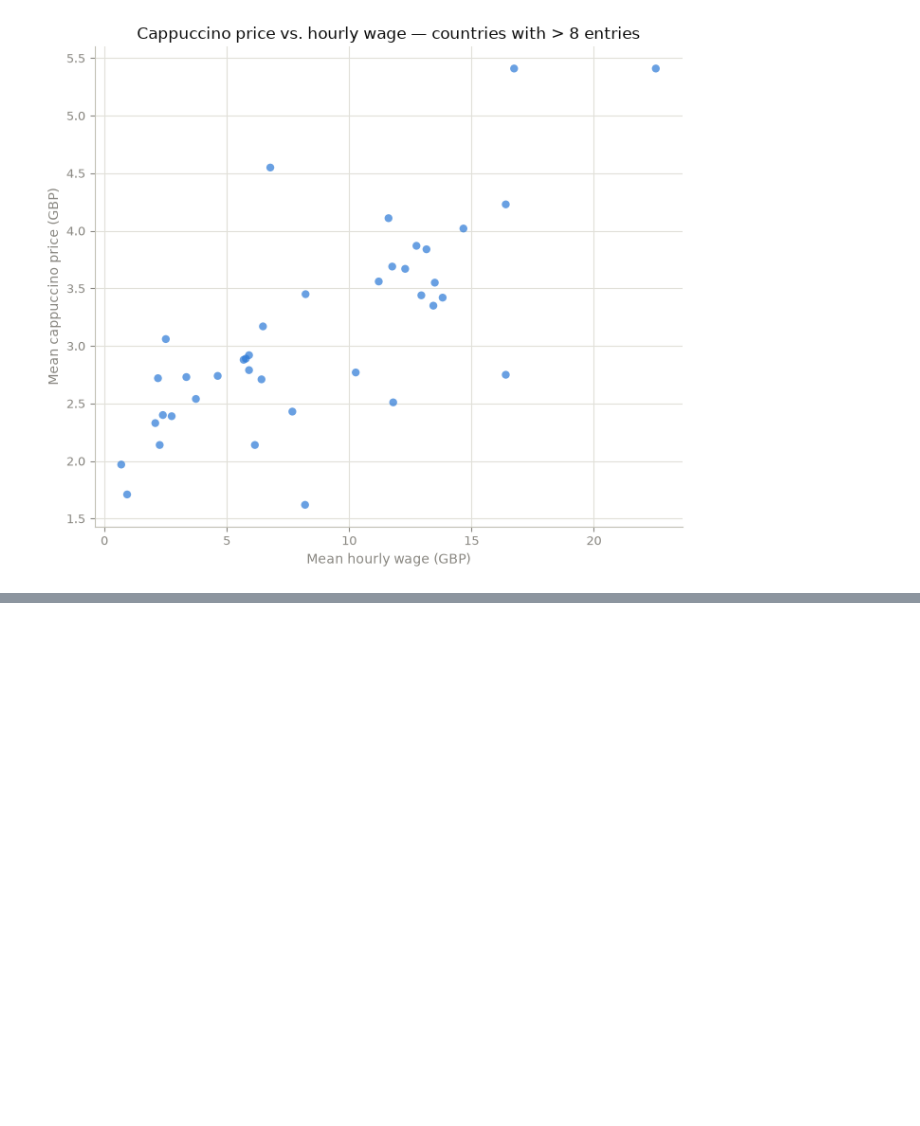
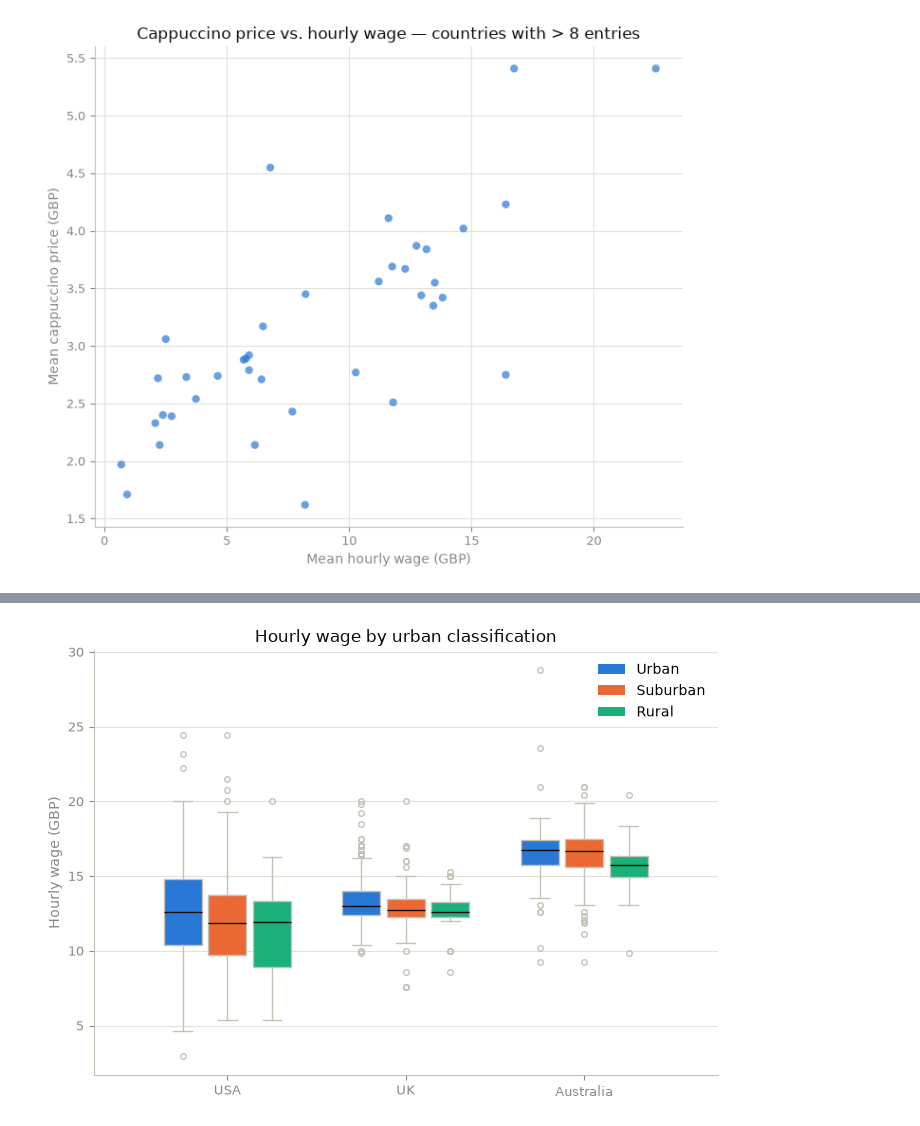
Before and after one commit to zevaz13/DataAnalysisGeneral, a Jupyter notebook: cappuccino_index/notebooks/02_basic_plotting.ipynb, the cells around one changed output, grey strips where cells are left out. Cells and saved outputs as stored; diff of their text form; code cells hidden in the pictures; blank space fills up the shorter version.

```diff
--- a/cappuccino_index/notebooks/02_basic_plotting.ipynb
+++ b/cappuccino_index/notebooks/02_basic_plotting.ipynb
@@ -212,0 +291,6 @@ fig.tight_layout()
+# %%
+fig, ax = plt.subplots(figsize=(7, 5))
+grouped_boxplot(ax, "Hourly wage in GBP", "Hourly wage (GBP)", "Hourly wage by urban classification")
+fig.tight_layout()
+# %% [output]
+[figure, added]
```
Also changed, not shown: parts of 5 cells of this notebook, 3 other files.
